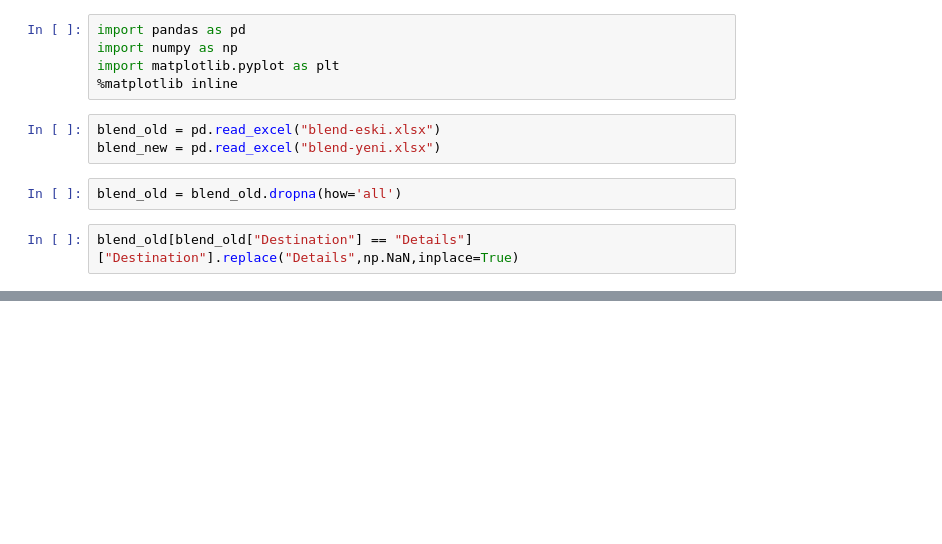
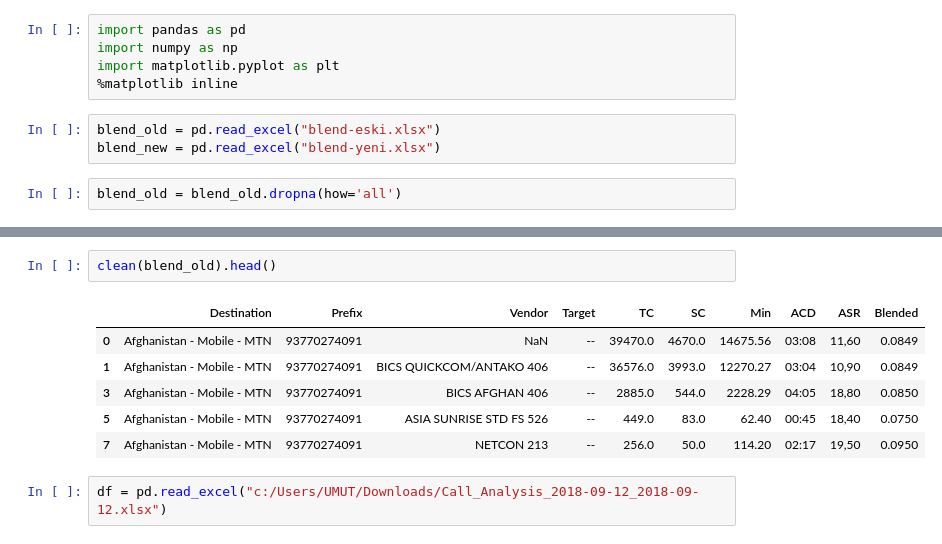
Before and after one commit to iKlotho/very, a Jupyter notebook: blend/Untitled.ipynb, the cells around one changed output, grey strips where cells are left out. Saved outputs shown, nothing was run; the diff lists cells and outputs as text; blank space fills up the shorter version.

```diff
--- a/blend/Untitled.ipynb
+++ b/blend/Untitled.ipynb
@@ -8,5 +8,3 @@ blend_old = pd.read_excel("blend-eski.xlsx")
 blend_new = pd.read_excel("blend-yeni.xlsx")
 # %%
 blend_old = blend_old.dropna(how='all')
-# %%
-blend_old[blend_old["Destination"] == "Details"]["Destination"].replace("Details",np.NaN,inplace=True)
@@ -59,0 +19,11 @@ blend_old
+# %%
+clean(blend_old).head()
+# %% [output]
+|  | Destination | Prefix | Vendor | Target | TC | SC | Min | ACD | ASR | Blended |
+| 0 | Afghanistan - Mobile - MTN | 93770274091 | NaN | -- | 39470.0 | 4670.0 | 14675.56 | 03:08 | 11,60 | 0.0849 |
+| 1 | Afghanistan - Mobile - MTN | 93770274091 | BICS QUICKCOM/ANTAKO 406 | -- | 36576.0 | 3993.0 | 12270.27 | 03:04 | 10,90 | 0.0849 |
+| 3 | Afghanistan - Mobile - MTN | 93770274091 | BICS AFGHAN 406 | -- | 2885.0 | 544.0 | 2228.29 | 04:05 | 18,80 | 0.0850 |
+| 5 | Afghanistan - Mobile - MTN | 93770274091 | ASIA SUNRISE STD FS 526 | -- | 449.0 | 83.0 | 62.40 | 00:45 | 18,40 | 0.0750 |
+| 7 | Afghanistan - Mobile - MTN | 93770274091 | NETCON 213 | -- | 256.0 | 50.0 | 114.20 | 02:17 | 19,50 | 0.0950 |
+# %%
+df = pd.read_excel("c:/Users/UMUT/Downloads/Call_Analysis_2018-09-12_2018-09-12.xlsx")
```
Also changed, not shown: parts of 6 cells of this notebook, 6 other files.
